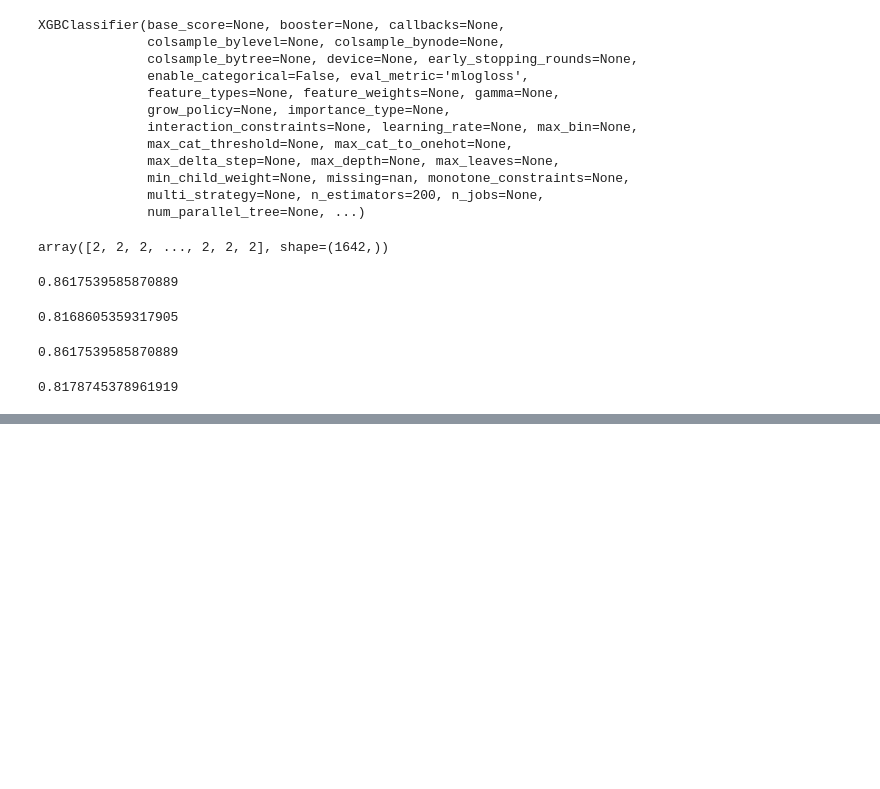
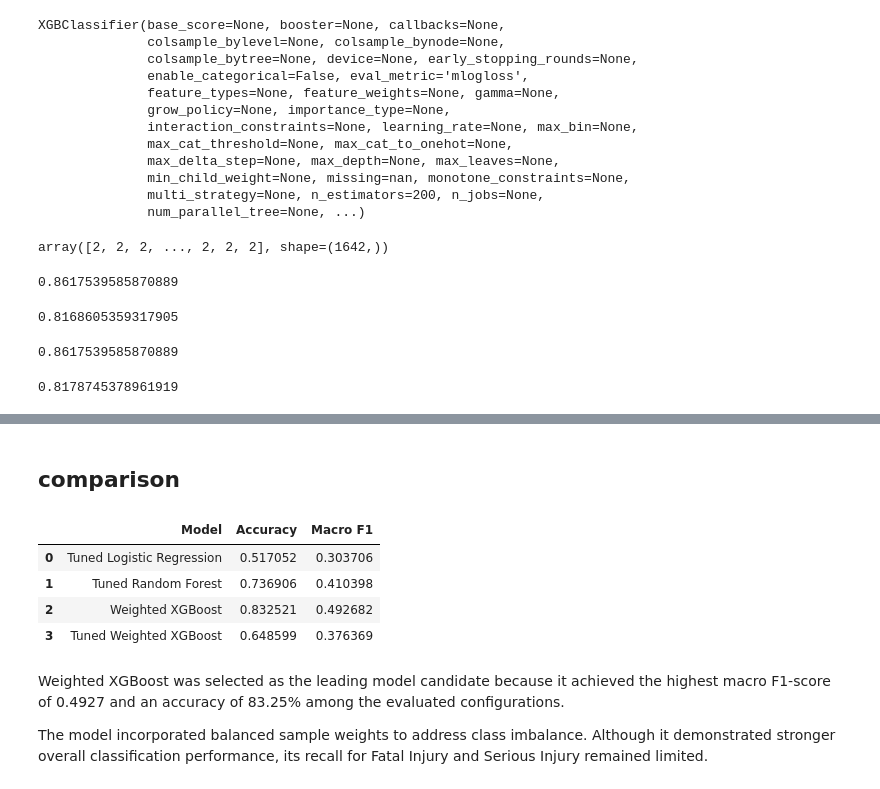
Before and after one commit to Babitaadhikari11/Road-Traffic-Accident-Severity-Prediction, a Jupyter notebook: notebooks/05_Models.ipynb, the cells around one changed output, grey strips where cells are left out. Saved outputs shown, nothing was run; the diff lists cells and outputs as text; code cells hidden in the pictures; blank space fills up the shorter version.

```diff
--- a/notebooks/05_Models.ipynb
+++ b/notebooks/05_Models.ipynb
@@ -315,0 +590,17 @@ xgb_f1
+# %%
+xgb_random_search = RandomizedSearchCV(
+    estimator=xgb_tuning_model,
+    param_distributions=xgb_param,
+    n_iter=20,
+    scoring="f1_macro",  # equal importance to all classes
+    cv=skf,
+    random_state=99,
+    n_jobs=-1
+)
+# %%
+# train
+xgb_random_search.fit(
+    X_train_encoded,
+    y_train_encoded,
+    sample_weight=sample_weights
+)
@@ -315,0 +634,4 @@ xgb_f1
+# %%
+best_xgb = xgb_random_search.best_estimator_
+
+y_pred_xgb_tuned = best_xgb.predict(X_test_encoded)
@@ -315,0 +654,35 @@ xgb_f1
+# %% [markdown]
+## comparison
+# %%
+comparison = pd.DataFrame({
+    "Model": [
+        "Tuned Logistic Regression",
+        "Tuned Random Forest",
+        "Weighted XGBoost",
+        "Tuned Weighted XGBoost"
+    ],
+    "Accuracy": [
+        accuracy_score(y_test, y_pred_logistic_tuned),
+        accuracy_score(y_test, y_pred_rf_tuned),
+        accuracy_score(y_test_encoded, y_pred_weighted),
+        accuracy_score(y_test_encoded, y_pred_xgb_tuned)
+    ],
+    "Macro F1": [
+        f1_score(y_test, y_pred_logistic_tuned, average="macro"),
+        f1_score(y_test, y_pred_rf_tuned, average="macro"),
+        f1_score(y_test_encoded, y_pred_weighted, average="macro"),
+        f1_score(y_test_encoded, y_pred_xgb_tuned, average="macro")
+    ]
+})
+
+comparison
+# %% [output]
+|  | Model | Accuracy | Macro F1 |
+| 0 | Tuned Logistic Regression | 0.517052 | 0.303706 |
+| 1 | Tuned Random Forest | 0.736906 | 0.410398 |
+| 2 | Weighted XGBoost | 0.832521 | 0.492682 |
+| 3 | Tuned Weighted XGBoost | 0.648599 | 0.376369 |
+# %% [markdown]
+Weighted XGBoost was selected as the leading model candidate because it achieved the highest macro F1-score of 0.4927 and an accuracy of 83.25% among the evaluated configurations.
+
+The model incorporated balanced sample weights to address class imbalance. Although it demonstrated stronger overall classification performance, its recall for Fatal Injury and Serious Injury remained limited.
```
Also changed, not shown: parts of 37 cells of this notebook.
